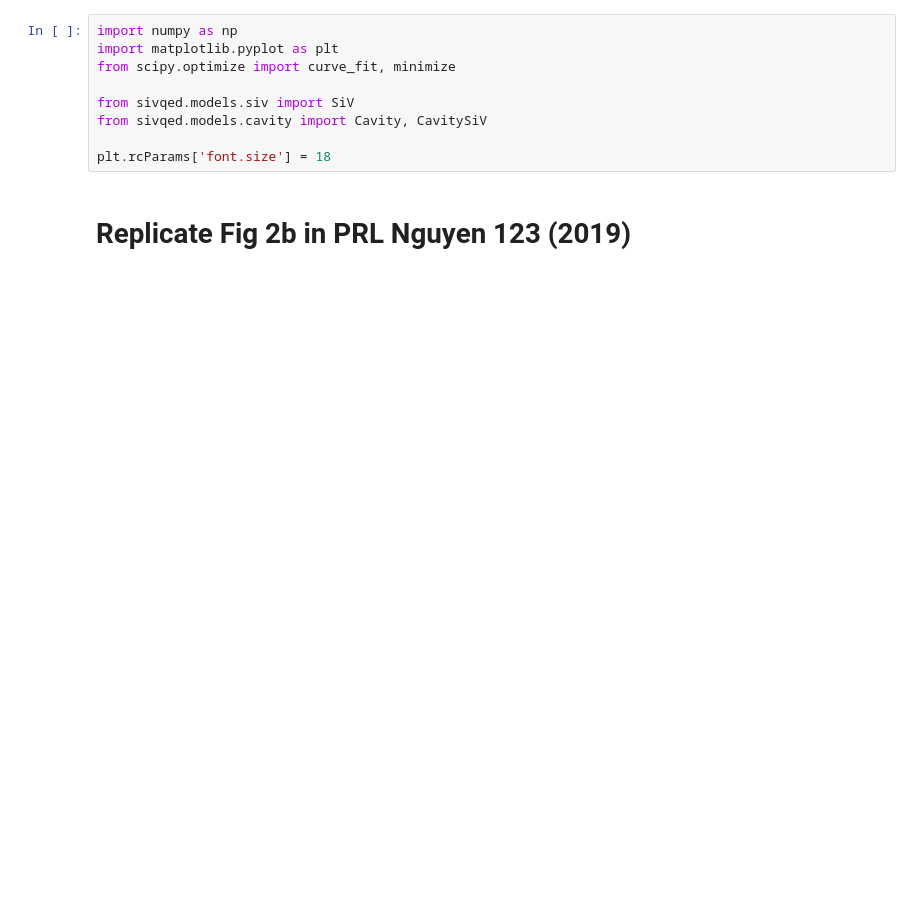
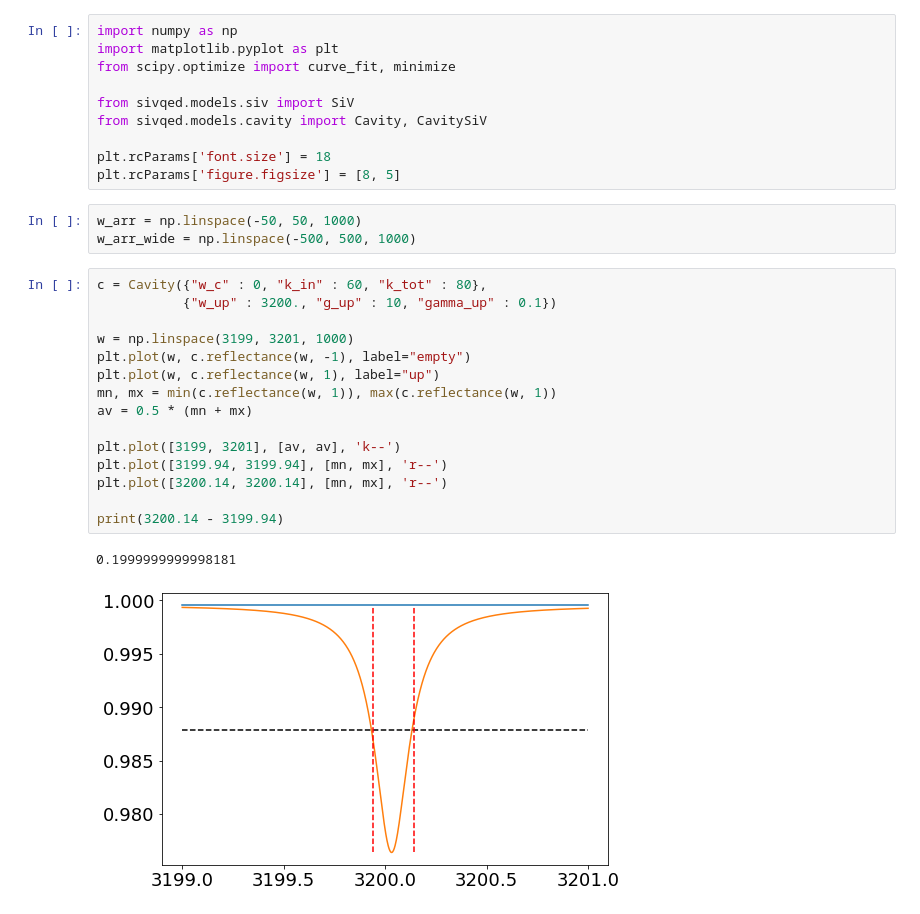
Before and after one commit to huanyanqi/siv-cqed-model, a Jupyter notebook: notebooks/demos/cavityqed_demo.ipynb, the cells around one changed output. Cells and saved outputs as stored; diff of their text form; blank space fills up the shorter version.

```diff
--- a/notebooks/demos/cavityqed_demo.ipynb
+++ b/notebooks/demos/cavityqed_demo.ipynb
@@ -7,6 +7,26 @@ from sivqed.models.siv import SiV
 from sivqed.models.cavity import Cavity, CavitySiV
 
 plt.rcParams['font.size'] = 18
+plt.rcParams['figure.figsize'] = [8, 5]
-# %% [markdown]
-# Replicate Fig 2b in PRL Nguyen 123 (2019)
+# %%
+w_arr = np.linspace(-50, 50, 1000)
+w_arr_wide = np.linspace(-500, 500, 1000)
+# %%
+c = Cavity({"w_c" : 0, "k_in" : 60, "k_tot" : 80},
+           {"w_up" : 3200., "g_up" : 10, "gamma_up" : 0.1})
+
+w = np.linspace(3199, 3201, 1000)
+plt.plot(w, c.reflectance(w, -1), label="empty")
+plt.plot(w, c.reflectance(w, 1), label="up")
+mn, mx = min(c.reflectance(w, 1)), max(c.reflectance(w, 1))
+av = 0.5 * (mn + mx)
+
+plt.plot([3199, 3201], [av, av], 'k--')
+plt.plot([3199.94, 3199.94], [mn, mx], 'r--')
+plt.plot([3200.14, 3200.14], [mn, mx], 'r--')
+
+print(3200.14 - 3199.94)
+# %% [output]
+0.1999999999998181
+[figure, added]
 # %%
```
Also changed, not shown: parts of 30 cells of this notebook, 3 other files.
